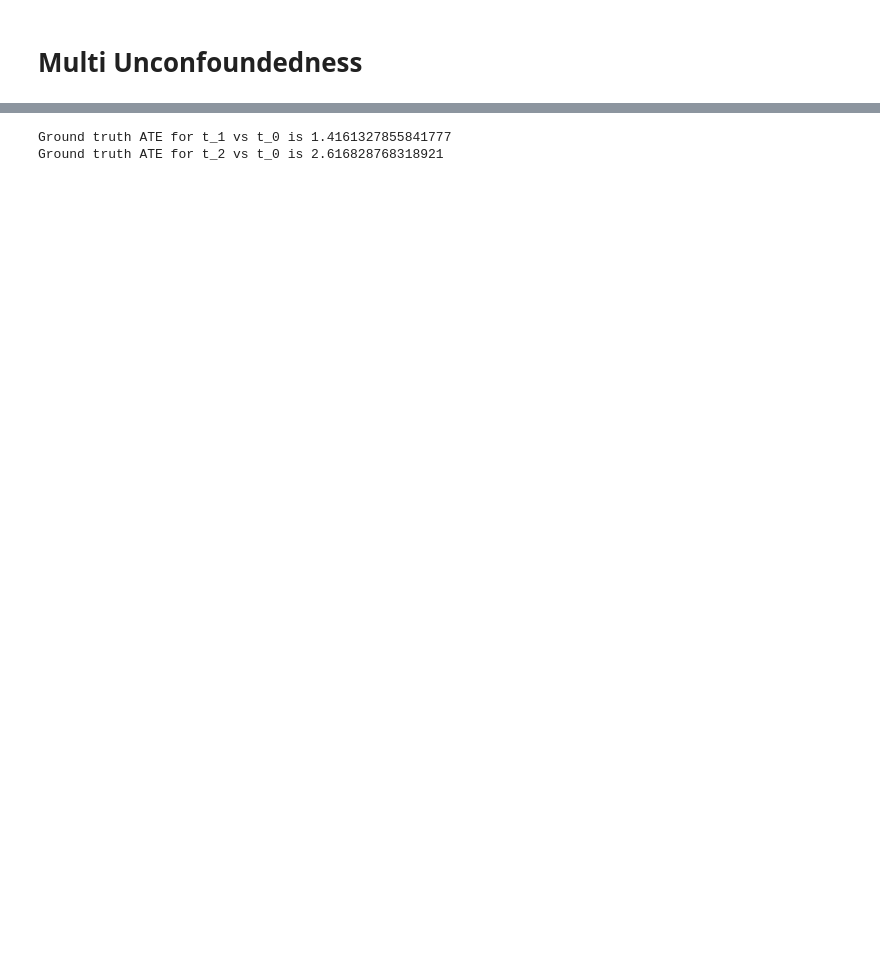
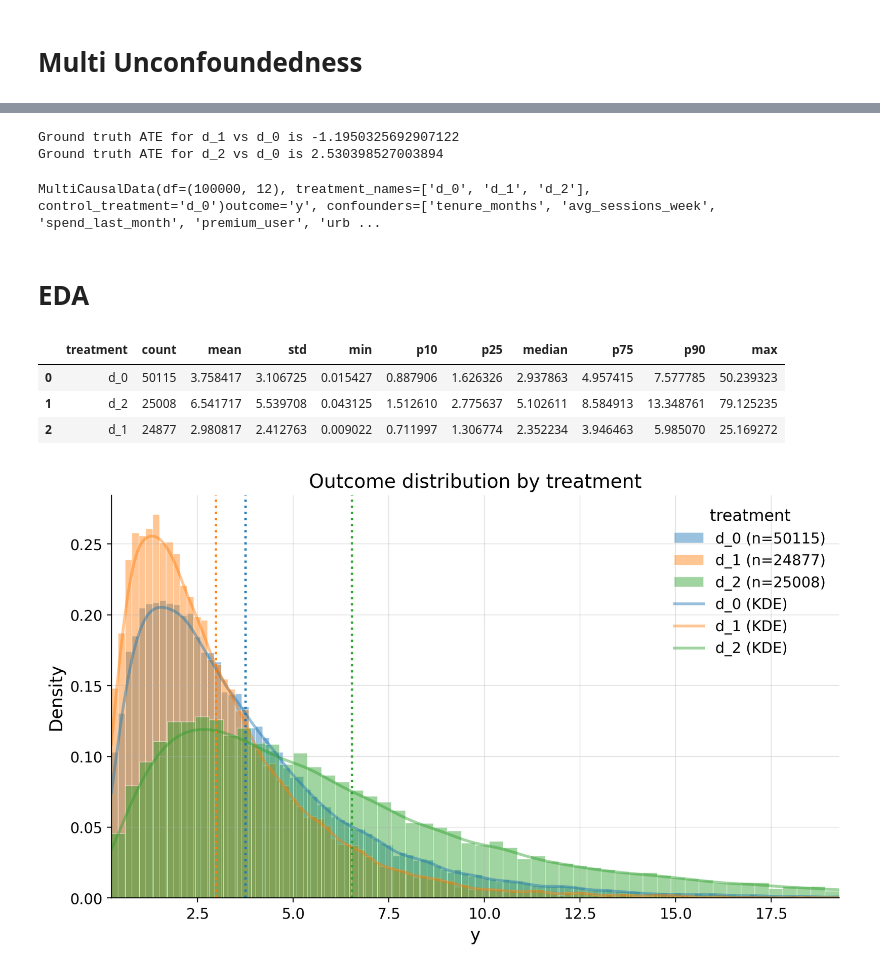
Before and after one commit to causalis-causalcraft/Causalis, a Jupyter notebook: notebooks/scenarios/multi_unconfoundedness.ipynb, the cells around one changed output, grey strips where cells are left out. Cells and saved outputs as stored; diff of their text form; code cells hidden in the pictures; blank space fills up the shorter version.

```diff
--- a/notebooks/scenarios/multi_unconfoundedness.ipynb
+++ b/notebooks/scenarios/multi_unconfoundedness.ipynb
@@ -17,7 +30,40 @@ df.head()
 5 rows × 26 columns
 # %%
-print(f"Ground truth ATE for t_1 vs t_0 is {df['cate_t_1'].mean()}")
-print(f"Ground truth ATE for t_2 vs t_0 is {df['cate_t_2'].mean()}")
+print(f"Ground truth ATE for d_1 vs d_0 is {df['cate_d_1'].mean()}")
+print(f"Ground truth ATE for d_2 vs d_0 is {df['cate_d_2'].mean()}")
 # %% [output]
-Ground truth ATE for t_1 vs t_0 is 1.4161327855841777
-Ground truth ATE for t_2 vs t_0 is 2.616828768318921
+Ground truth ATE for d_1 vs d_0 is -1.1950325692907122
+Ground truth ATE for d_2 vs d_0 is 2.530398527003894
+# %%
+# wrap it in CausalData
+from causalis.data_contracts.multicausaldata import MultiCausalData
+multi_causaldata = MultiCausalData(df = df,
+                        treatment_names=['d_0', 'd_1', 'd_2'],
+                        control_treatment= 'd_0',
+                        outcome='y',
+                        confounders=['tenure_months',
+                                     'avg_sessions_week',
+                                     'spend_last_month',
+                                     'premium_user',
+                                     'urban_resident',
+                                     'support_tickets_q',
+                                     'discount_eligible',
+                                     'credit_utilization'])
+multi_causaldata
+# %% [output]
+MultiCausalData(df=(100000, 12), treatment_names=['d_0', 'd_1', 'd_2'], control_treatment='d_0')outcome='y', confounders=['tenure_months', 'avg_sessions_week', 'spend_last_month', 'premium_user', 'urb ...
+# %% [markdown]
+# EDA
+# %%
+from causalis.shared import outcome_stats
+outcome_stats(multi_causaldata)
+# %% [output]
+|  | treatment | count | mean | std | min | p10 | p25 | median | p75 | p90 | max |
+| 0 | d_0 | 50115 | 3.758417 | 3.106725 | 0.015427 | 0.887906 | 1.626326 | 2.937863 | 4.957415 | 7.577785 | 50.239323 |
+| 1 | d_2 | 25008 | 6.541717 | 5.539708 | 0.043125 | 1.512610 | 2.775637 | 5.102611 | 8.584913 | 13.348761 | 79.125235 |
+| 2 | d_1 | 24877 | 2.980817 | 2.412763 | 0.009022 | 0.711997 | 1.306774 | 2.352234 | 3.946463 | 5.985070 | 25.169272 |
+# %%
+from causalis.shared.outcome_plots import outcome_plot_dist
+outcome_plot_dist(multi_causaldata)
+# %% [output]
+[figure, added]
```
Also changed, not shown: parts of 44 cells of this notebook, 18 other files.
